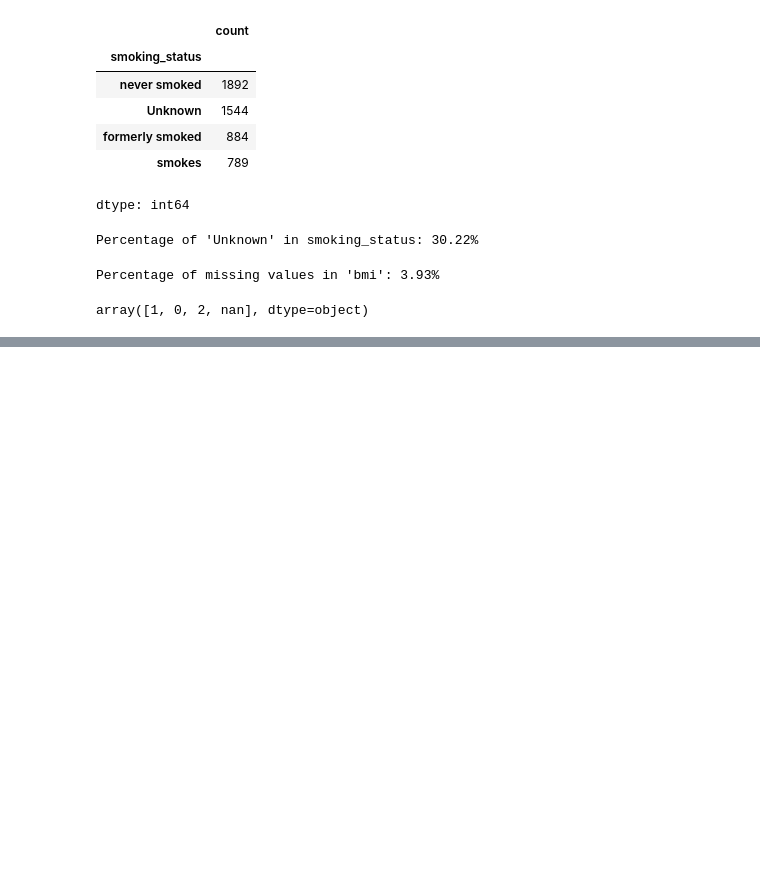
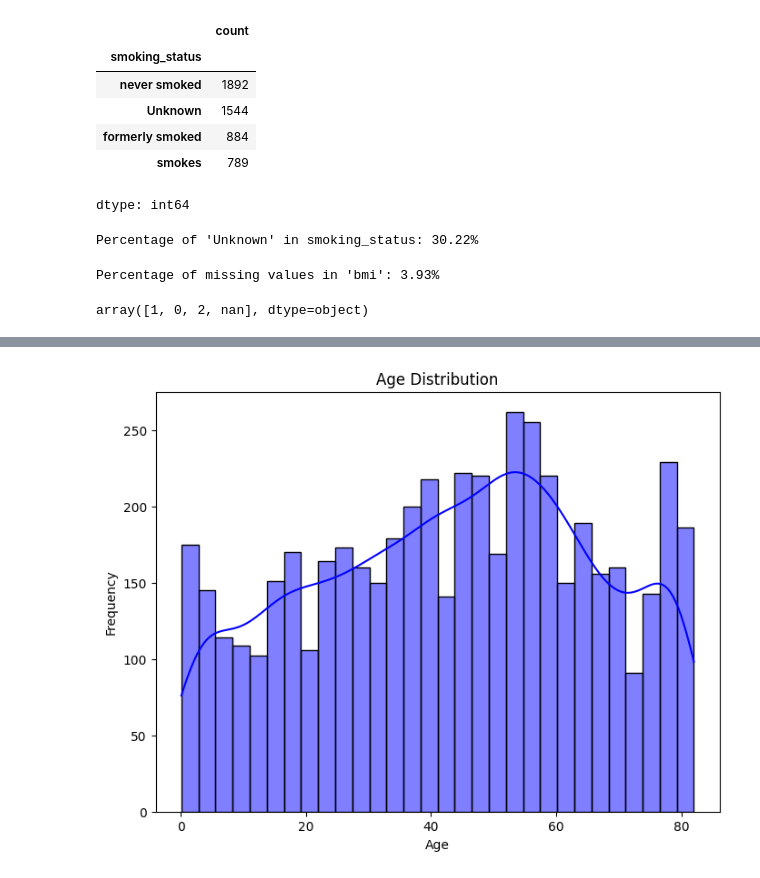
Before and after one commit to SaadAttalla/Stroke_Pre-Detection_Analysis, a Jupyter notebook: Stroke_Project.ipynb, the cells around one changed output, grey strips where cells are left out. Drawn from its saved outputs; the diff is of its cells as text; code cells hidden in the pictures; blank space fills up the shorter version.

Commit message:
Handling missing values

```diff
--- a/Stroke_Project.ipynb
+++ b/Stroke_Project.ipynb
@@ -148,14 +158,6 @@ Rows where work_type is 'children' and age is 18 or above:
 Empty DataFrame
 Columns: [id, gender, age, hypertension, heart_disease, ever_married, work_type, Residence_type, avg_glucose_level, bmi, smoking_status, stroke]
 Index: []
-# %%
-df['work_type'] = df['work_type'].map({
-    'Private': 0,
-    'Self-employed': 1,
-    'Govt_job': 2,
-    'children': 3,
-    'Never_worked': 4
-})
 # %%
 df['smoking_status'].value_counts()
 # %% [output]
@@ -197,0 +191,20 @@ ValueError: Shape of passed values is (5109, 11), indices imply (5109, 12)
+# %%
+
+# Define the estimator
+estimator = RandomForestRegressor(max_depth=8, random_state=11)
+
+# Create IterativeImputer with the estimator
+mice = IterativeImputer(estimator=estimator, random_state=11, skip_complete=True)
+
+# Ensure `df` exists and contains only numerical data
+if not isinstance(df, pd.DataFrame):
+    raise TypeError("df must be a Pandas DataFrame")
+
+# Apply imputation
+df2_array = mice.fit_transform(df)  # Returns a NumPy array
+
+# Convert NumPy array back to DataFrame with proper columns and index
+df = pd.DataFrame(df2_array, columns=df.columns, index=df.index)
+
+# Display first 5 rows
+df.head()
@@ -201,0 +249,8 @@ impdata.head(10)
+# %%
+for i in range(df.shape[0]):
+    if df.loc[i,"smoking_status"]<0.5:
+        df.loc[i,"smoking_status"]=0
+    elif df.loc[i,"smoking_status"] <1.5:
+        df.loc[i,"smoking_status"]=1
+    else:
+        df.loc[i,"smoking_status"]=2
@@ -201,0 +295,11 @@ impdata.head(10)
+# %%
+# Step 2: Analyzing distributions for each column
+# Histogram: Distribution of numerical values (age, avg_glucose_level, bmi)
+plt.figure(figsize=(8, 6))
+sns.histplot(df['age'], kde=True, bins=30, color='blue')
+plt.title("Age Distribution")
+plt.xlabel("Age")
+plt.ylabel("Frequency")
+plt.show()
+# %% [output]
+[figure, added]
```
Also changed, not shown: parts of 28 cells of this notebook.
